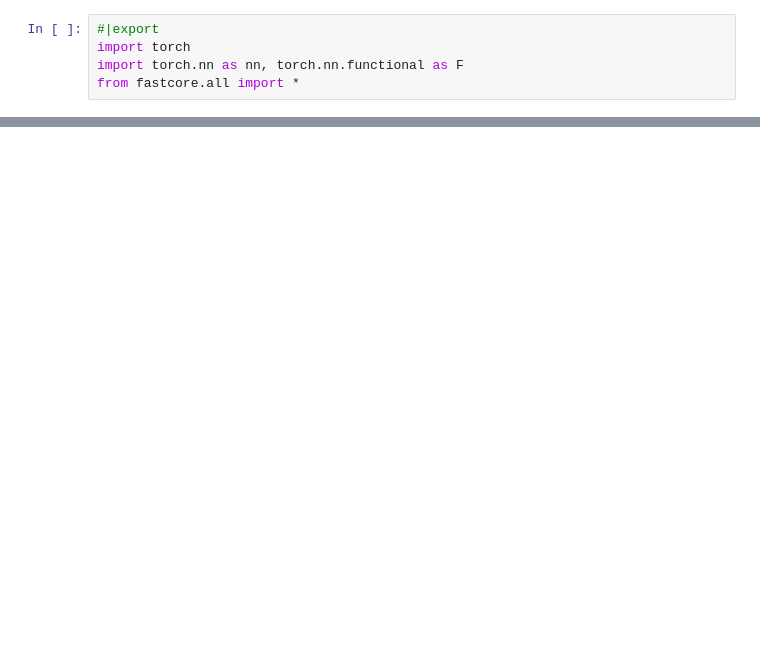
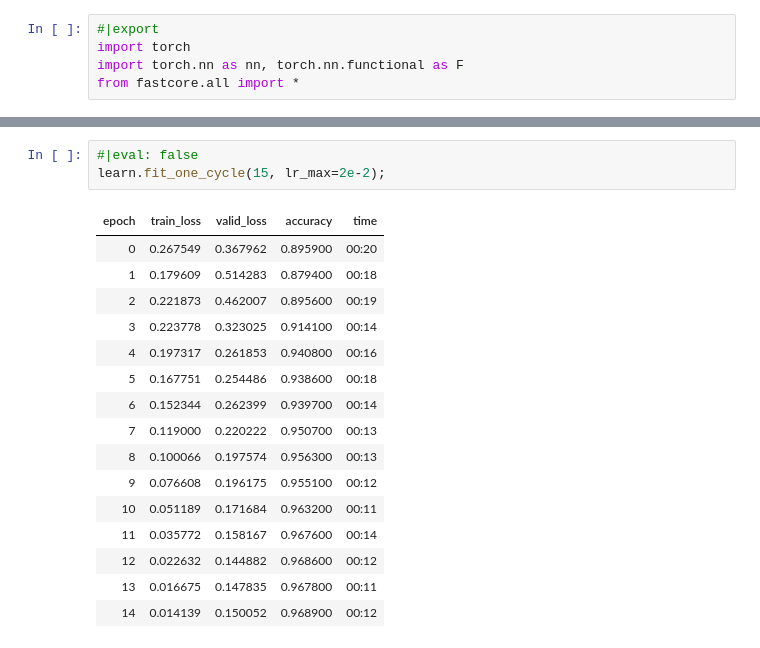
Before and after one commit to ssslakter/FastFF, a Jupyter notebook: nbs/04_fff.ipynb, the cells around one changed output, grey strips where cells are left out. Drawn from its saved outputs; the diff is of its cells as text; blank space fills up the shorter version.

```diff
--- a/nbs/04_fff.ipynb
+++ b/nbs/04_fff.ipynb
@@ -95,0 +150,20 @@ cbs[1].show(True, ax=axes[1])
+# %%
+#|eval: false
+learn.fit_one_cycle(15, lr_max=2e-2);
+# %% [output]
+| epoch | train_loss | valid_loss | accuracy | time |
+| 0 | 0.267549 | 0.367962 | 0.895900 | 00:20 |
+| 1 | 0.179609 | 0.514283 | 0.879400 | 00:18 |
+| 2 | 0.221873 | 0.462007 | 0.895600 | 00:19 |
+| 3 | 0.223778 | 0.323025 | 0.914100 | 00:14 |
+| 4 | 0.197317 | 0.261853 | 0.940800 | 00:16 |
+| 5 | 0.167751 | 0.254486 | 0.938600 | 00:18 |
+| 6 | 0.152344 | 0.262399 | 0.939700 | 00:14 |
+| 7 | 0.119000 | 0.220222 | 0.950700 | 00:13 |
+| 8 | 0.100066 | 0.197574 | 0.956300 | 00:13 |
+| 9 | 0.076608 | 0.196175 | 0.955100 | 00:12 |
+| 10 | 0.051189 | 0.171684 | 0.963200 | 00:11 |
+| 11 | 0.035772 | 0.158167 | 0.967600 | 00:14 |
+| 12 | 0.022632 | 0.144882 | 0.968600 | 00:12 |
+| 13 | 0.016675 | 0.147835 | 0.967800 | 00:11 |
+| 14 | 0.014139 | 0.150052 | 0.968900 | 00:12 |
```
Also changed, not shown: parts of 21 cells of this notebook, 5 other files.
